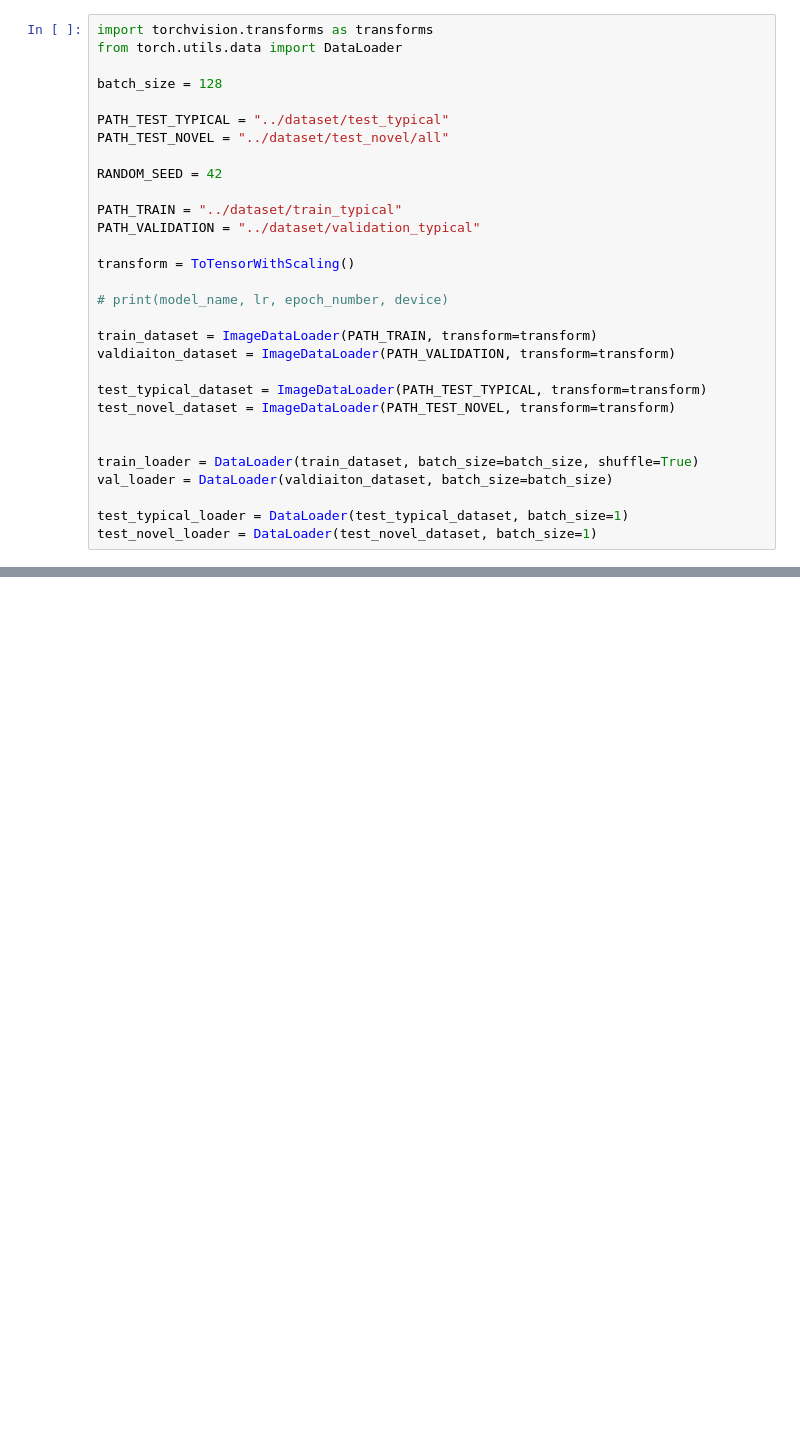
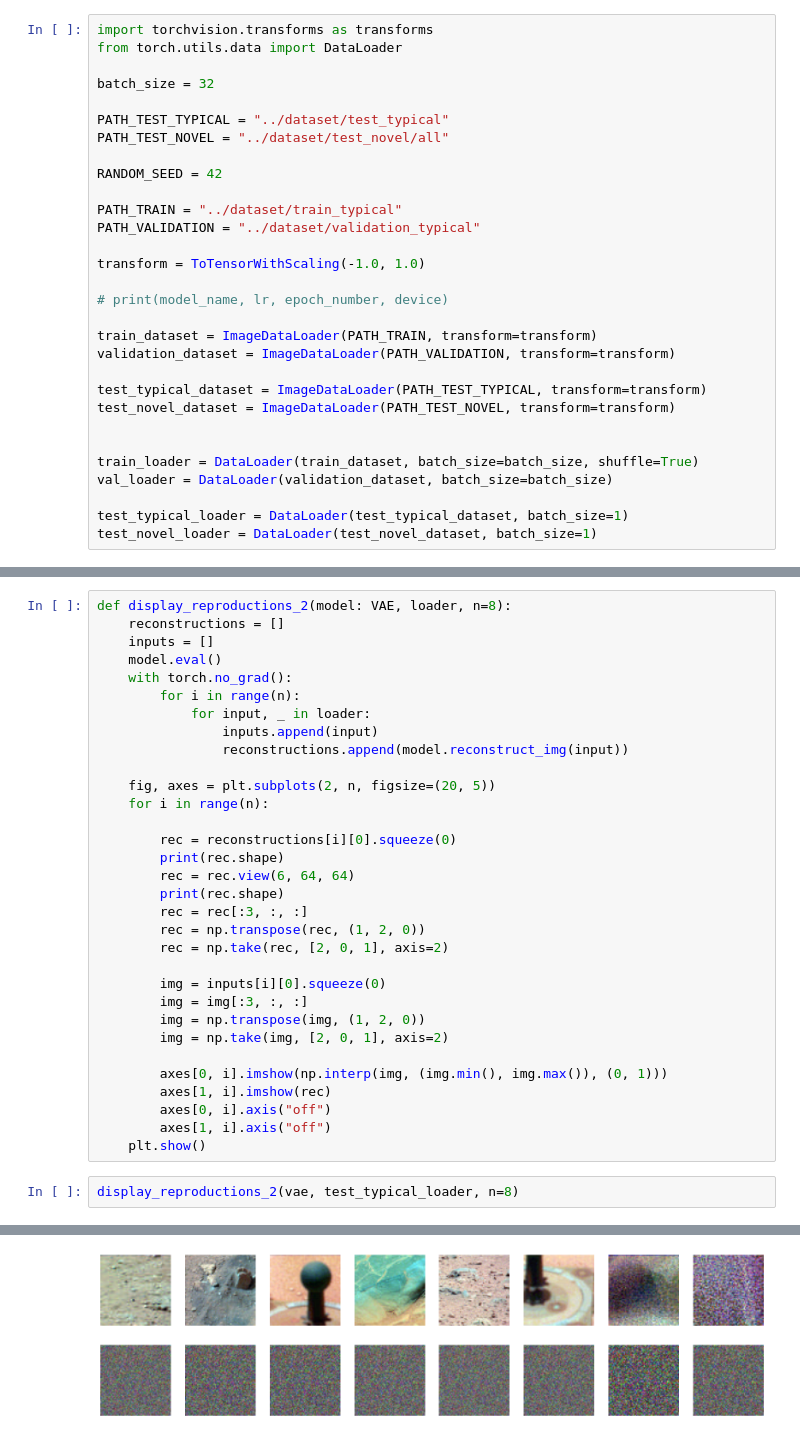
Before and after one commit to piotrdurniat/curiosity-mastcam-anomaly-detection, a Jupyter notebook: vae/vae_mastcam.ipynb, the cells around one changed output, grey strips where cells are left out. Saved outputs shown, nothing was run; the diff lists cells and outputs as text; blank space fills up the shorter version.

```diff
--- a/vae/vae_mastcam.ipynb
+++ b/vae/vae_mastcam.ipynb
@@ -74,7 +70,7 @@ class ToTensorWithScaling:
 import torchvision.transforms as transforms
 from torch.utils.data import DataLoader
 
-batch_size = 128
+batch_size = 32
 
 PATH_TEST_TYPICAL = "../dataset/test_typical"
 PATH_TEST_NOVEL = "../dataset/test_novel/all"
@@ -84,19 +80,19 @@ RANDOM_SEED = 42
 PATH_TRAIN = "../dataset/train_typical"
 PATH_VALIDATION = "../dataset/validation_typical"
 
-transform = ToTensorWithScaling()
+transform = ToTensorWithScaling(-1.0, 1.0)
 
 # print(model_name, lr, epoch_number, device)
 
 train_dataset = ImageDataLoader(PATH_TRAIN, transform=transform)
-valdiaiton_dataset = ImageDataLoader(PATH_VALIDATION, transform=transform)
+validation_dataset = ImageDataLoader(PATH_VALIDATION, transform=transform)
 
 test_typical_dataset = ImageDataLoader(PATH_TEST_TYPICAL, transform=transform)
 test_novel_dataset = ImageDataLoader(PATH_TEST_NOVEL, transform=transform)
 
 
 train_loader = DataLoader(train_dataset, batch_size=batch_size, shuffle=True)
-val_loader = DataLoader(valdiaiton_dataset, batch_size=batch_size)
+val_loader = DataLoader(validation_dataset, batch_size=batch_size)
 
 test_typical_loader = DataLoader(test_typical_dataset, batch_size=1)
 test_novel_loader = DataLoader(test_novel_dataset, batch_size=1)
@@ -565,0 +970,35 @@ vae_model.load_state_dict(torch.load("vae_model.pth"))
+# %%
+def display_reproductions_2(model: VAE, loader, n=8):
+    reconstructions = []
+    inputs = []
+    model.eval()
+    with torch.no_grad():
+        for i in range(n):
+            for input, _ in loader:
+                inputs.append(input)
+                reconstructions.append(model.reconstruct_img(input))
+
+    fig, axes = plt.subplots(2, n, figsize=(20, 5))
+    for i in range(n):
+
+        rec = reconstructions[i][0].squeeze(0)
+        print(rec.shape)
+        rec = rec.view(6, 64, 64)
+        print(rec.shape)
+        rec = rec[:3, :, :]
+        rec = np.transpose(rec, (1, 2, 0))
+        rec = np.take(rec, [2, 0, 1], axis=2)
+
+        img = inputs[i][0].squeeze(0)
+        img = img[:3, :, :]
+        img = np.transpose(img, (1, 2, 0))
+        img = np.take(img, [2, 0, 1], axis=2)
+
+        axes[0, i].imshow(np.interp(img, (img.min(), img.max()), (0, 1)))
+        axes[1, i].imshow(rec)
+        axes[0, i].axis("off")
+        axes[1, i].axis("off")
+    plt.show()
+# %%
+display_reproductions_2(vae, test_typical_loader, n=8)
+# %% [output]
@@ -565,0 +1021 @@ vae_model.load_state_dict(torch.load("vae_model.pth"))
+[figure, added]
```
Also changed, not shown: parts of 24 cells of this notebook.
